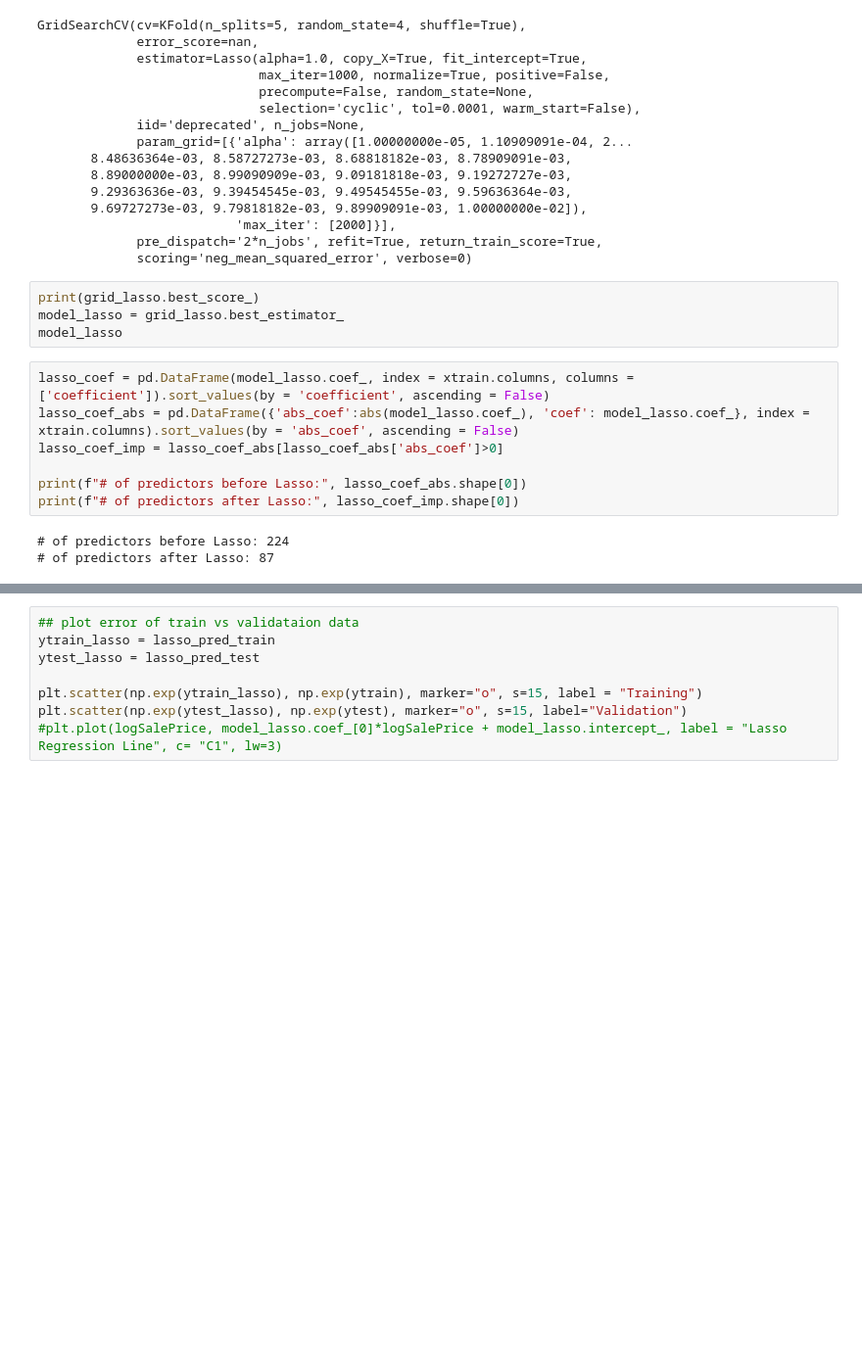
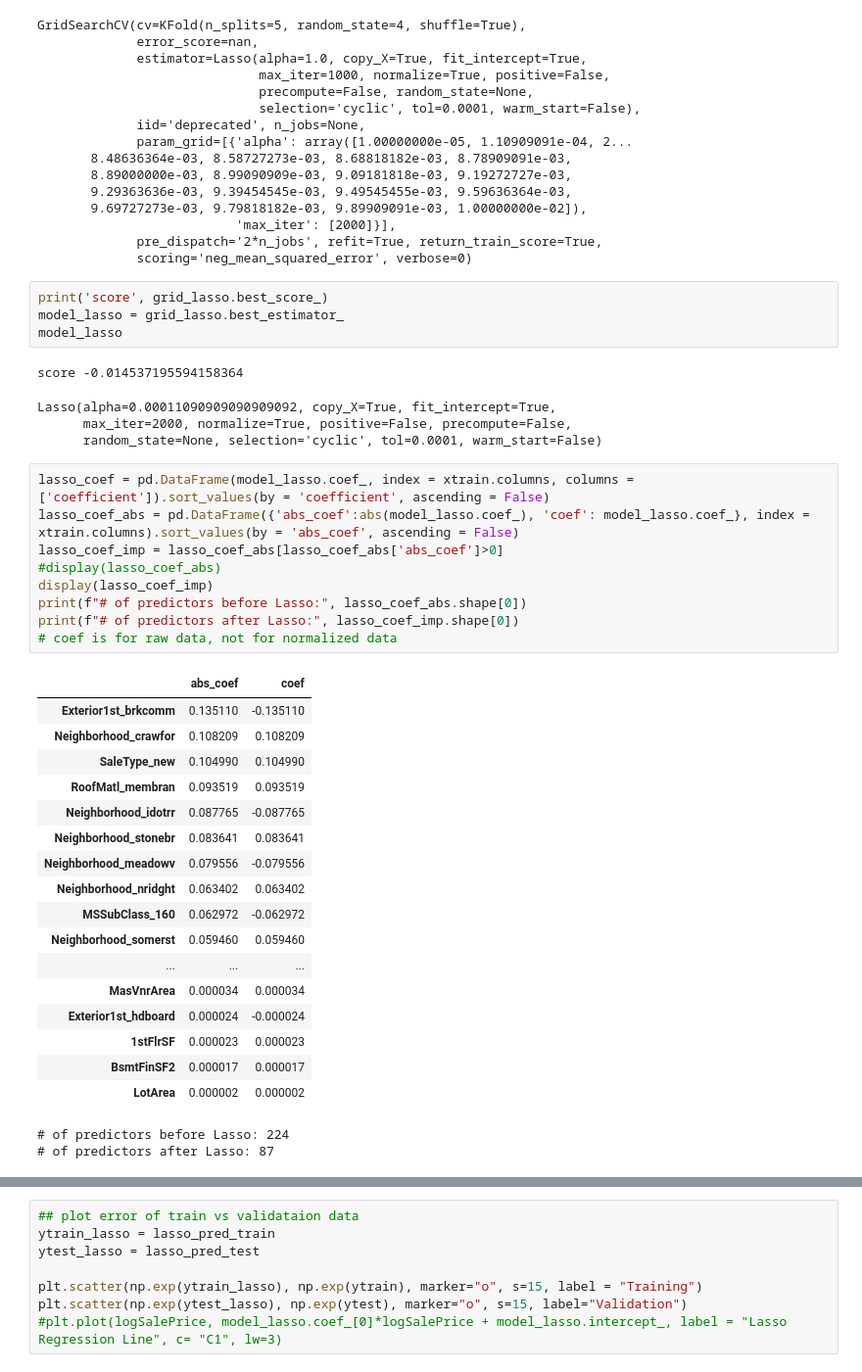
Before and after one commit to zackzbar/ml_houseprice_iowa, a Jupyter notebook: lu/scripts/ml_houseprice_lu.ipynb, the cells around one changed output, grey strips where cells are left out. Shown at 98% size. Cells and saved outputs as stored; diff of their text form; blank space fills up the shorter version.

```diff
--- a/lu/scripts/ml_houseprice_lu.ipynb
+++ b/lu/scripts/ml_houseprice_lu.ipynb
@@ -380,17 +382,41 @@ GridSearchCV(cv=KFold(n_splits=5, random_state=4, shuffle=True),
              pre_dispatch='2*n_jobs', refit=True, return_train_score=True,
              scoring='neg_mean_squared_error', verbose=0)
 # %%
-print(grid_lasso.best_score_)
+print('score', grid_lasso.best_score_)
 model_lasso = grid_lasso.best_estimator_
 model_lasso
+# %% [output]
+score -0.014537195594158364
+Lasso(alpha=0.00011090909090909092, copy_X=True, fit_intercept=True,
+      max_iter=2000, normalize=True, positive=False, precompute=False,
+      random_state=None, selection='cyclic', tol=0.0001, warm_start=False)
 # %%
 lasso_coef = pd.DataFrame(model_lasso.coef_, index = xtrain.columns, columns = ['coefficient']).sort_values(by = 'coefficient', ascending = False)
 lasso_coef_abs = pd.DataFrame({'abs_coef':abs(model_lasso.coef_), 'coef': model_lasso.coef_}, index = xtrain.columns).sort_values(by = 'abs_coef', ascending = False)
 lasso_coef_imp = lasso_coef_abs[lasso_coef_abs['abs_coef']>0]
-
+#display(lasso_coef_abs)
+display(lasso_coef_imp)
 print(f"# of predictors before Lasso:", lasso_coef_abs.shape[0])
 print(f"# of predictors after Lasso:", lasso_coef_imp.shape[0])
+# coef is for raw data, not for normalized data
 # %% [output]
+|  | abs_coef | coef |
+| Exterior1st_brkcomm | 0.135110 | -0.135110 |
+| Neighborhood_crawfor | 0.108209 | 0.108209 |
+| SaleType_new | 0.104990 | 0.104990 |
+| RoofMatl_membran | 0.093519 | 0.093519 |
+| Neighborhood_idotrr | 0.087765 | -0.087765 |
+| Neighborhood_stonebr | 0.083641 | 0.083641 |
+| Neighborhood_meadowv | 0.079556 | -0.079556 |
+| Neighborhood_nridght | 0.063402 | 0.063402 |
+| MSSubClass_160 | 0.062972 | -0.062972 |
+| Neighborhood_somerst | 0.059460 | 0.059460 |
+| ... | ... | ... |
+| MasVnrArea | 0.000034 | 0.000034 |
+| Exterior1st_hdboard | 0.000024 | -0.000024 |
+| 1stFlrSF | 0.000023 | 0.000023 |
+| BsmtFinSF2 | 0.000017 | 0.000017 |
+| LotArea | 0.000002 | 0.000002 |
 # of predictors before Lasso: 224
 # of predictors after Lasso: 87
 # %%
```
Also changed, not shown: parts of 22 cells of this notebook.
